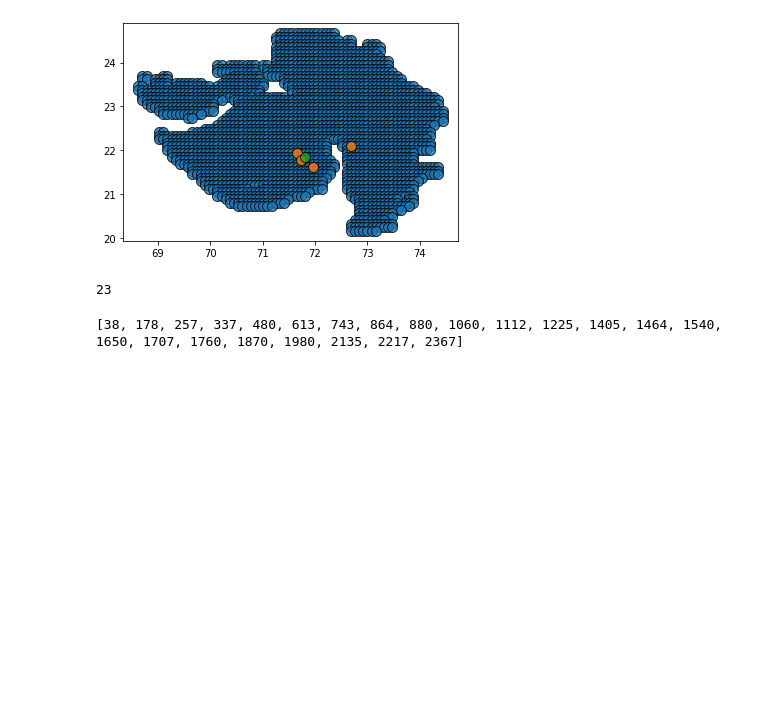
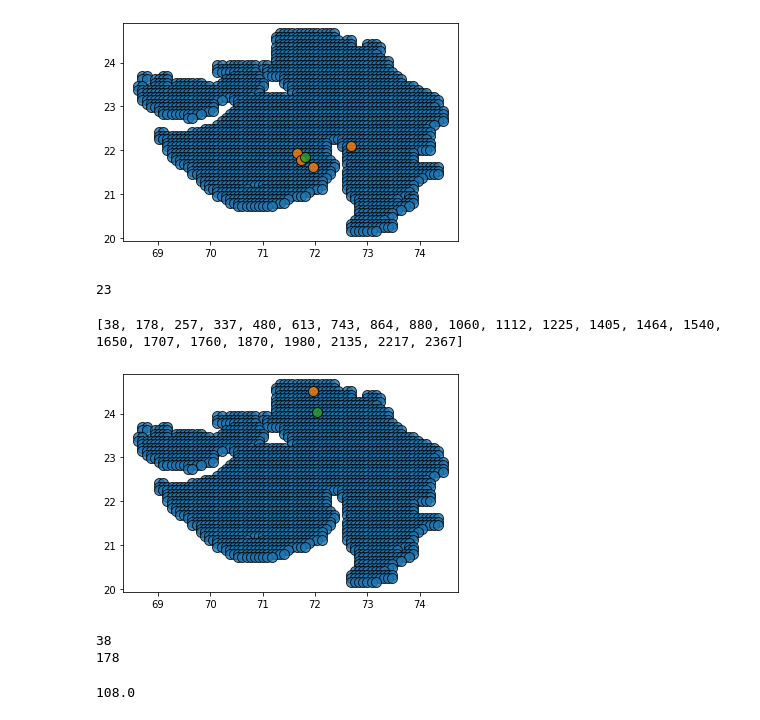
Before and after one commit to ishaan9006/agricultural-waste-utilization, a Jupyter notebook: run.ipynb, the cells around one changed output. Cells and saved outputs as stored; diff of their text form; code cells hidden in the pictures; blank space fills up the shorter version.

```diff
--- a/run.ipynb
+++ b/run.ipynb
@@ -137,7 +137,8 @@ class Myoptimizer:
         overall_cost = 0
         locations = []
         sites_left = []
-        biomass_at_each_area = []
+        area_locations = []
+
 
         for ind, area in enumerate(areas):           # Iterating areas
             options = len(area)
@@ -146,6 +147,8 @@ class Myoptimizer:
 
             min_cost = 1e6
             best_loc = 0
+
+
             for i in range(st, en+1):   # Iterate harvesting sites that fall under the st & en points of that area
                 curr_cost = 0
                 temp = []
@@ -157,23 +160,23 @@ class Myoptimizer:
                     min_cost = curr_cost
                     best_loc = i
                 if curr_biomass > 20000:
-                    sites_left.append([ind, i, db['Latitude'].iloc[i], db['Longitude'].iloc[i]])
                     curr_cost -= dm[i][j]
                     curr_biomass -= biomass_forecast[j]
+                    sites_left.append([ind, i, db['Latitude'].iloc[i], db['Longitude'].iloc[i]])
 #                     min_cost = curr_cost
 #                     best_loc = i
                     break
 
+            area_locations.append([ind, st, en, best_loc, min_cost, curr_biomass])
             overall_cost += min_cost
             locations.append(best_loc)
-            biomass_at_each_area.append(curr_biomass)
 
-        return locations, overall_cost, sites_left, biomass_at_each_area
+        return locations, overall_cost, sites_left, area_locations
 
     def getOptimalResults(self, const1, function1, show_map=False):
         optimal_results = {}
         for i in range(2, const1+1):
-            locations, cost, sites_left, biomass = function1(db, i)
+            locations, cost, sites_left, area_locations = function1(db, i)
             optimal_results[i] = cost
         optimal_result = min(optimal_results, key=optimal_results.get)
         result = function1(db, depots=optimal_result)
@@ -202,8 +205,18 @@ class Myoptimizer:
                 best_loc = i
         return best_loc, min_cost
 
-    def handleSitesLeft(locations):
-        pass
+    def handleSitesLeft(self, sites_left):
+        indexes = [i[1] for i in sites_left]
+        min_cost = 1e6
+        location = 0
+        for i in range(len(db)):
+            curr_cost = 0
+            for j in indexes:
+                curr_cost += dm[i][j]
+            if curr_cost < min_cost:
+                min_cost = curr_cost
+                location = i
+        return location, curr_cost
 
     def getOptimalRefLocations(self, db, location, ind=4, show_map=False, show_depots=False):
         locs = []
@@ -254,6 +265,6 @@ dm = np.array(dm)
 # %%
 opt = Myoptimizer()
 # %%
-depot_locations, cost_to_depot, sites_left, biomass = opt.getOptimalResults(mx_num_depots, opt.getDepotLocations, show_map=True)
+depot_locations, cost_to_depot, sites_left, area_locations = opt.getOptimalResults(mx_num_depots, opt.getDepotLocations, show_map=True)
 # %% [output]
 [figure]
@@ -363,3 +376,24 @@ depot_locations.sort()
 print(depot_locations)
 # %% [output]
 [38, 178, 257, 337, 480, 613, 743, 864, 880, 1060, 1112, 1225, 1405, 1464, 1540, 1650, 1707, 1760, 1870, 1980, 2135, 2217, 2367]
+# %%
+a_lat, a_lon = opt.extract_coorindates([depot_locations[0]])
+b_lat, b_lon = opt.extract_coorindates([depot_locations[1]])
+# %%
+lat = db['Latitude']
+lon = db['Longitude']
+plt.scatter(lon, lat, s=100, edgecolor='k', alpha=0.8)
+plt.scatter(a_lon, a_lat, s=100, edgecolor='k', alpha=0.8)
+plt.scatter(b_lon, b_lat, s=100, edgecolor='k', alpha=0.8)
+plt.show()
+# %% [output]
+[figure, added]
+# %%
+print(depot_locations[0])
+print(depot_locations[1])
+u = (depot_locations[0] + depot_locations[1])/2
+u
+# %% [output]
+38
+178
+108.0
```
Also changed, not shown: parts of 10 cells of this notebook.
